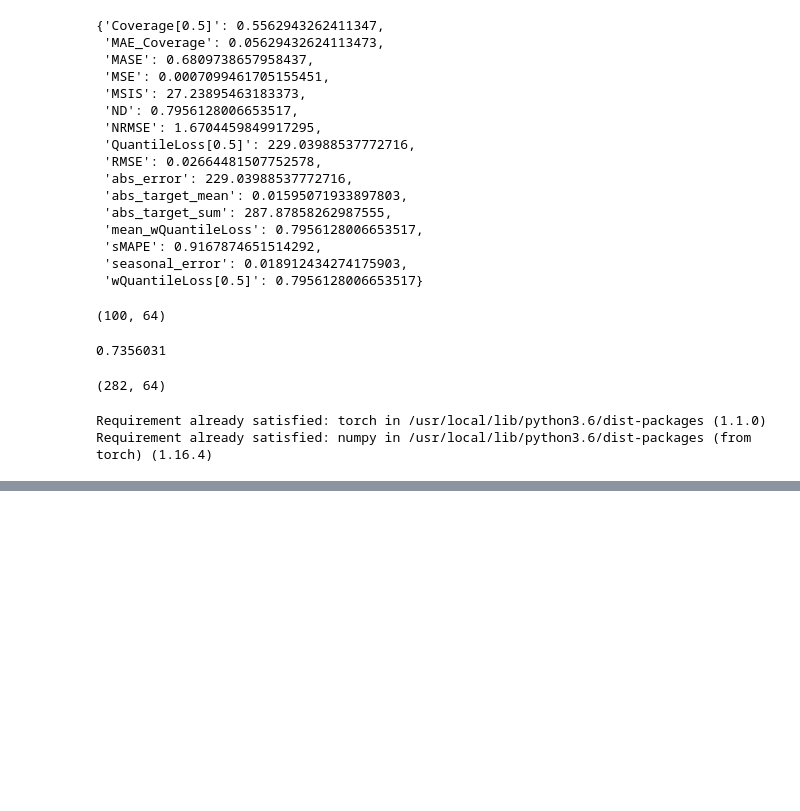
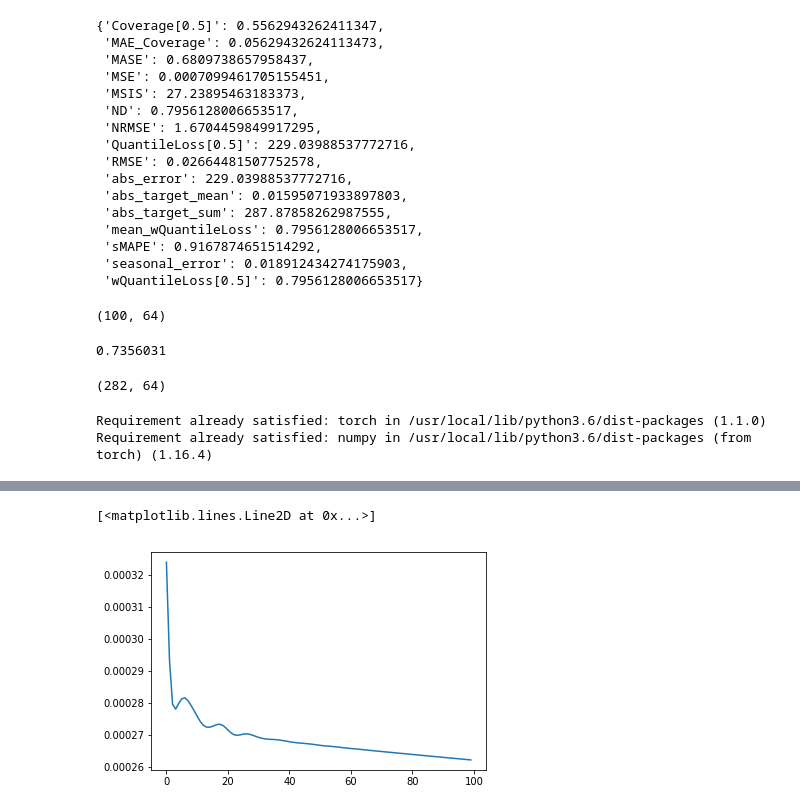
Before and after one commit to emilyj19/TS, a Jupyter notebook: project1.ipynb, the cells around one changed output, grey strips where cells are left out. Saved outputs shown, nothing was run; the diff lists cells and outputs as text; code cells hidden in the pictures; blank space fills up the shorter version.

```diff
--- a/project1.ipynb
+++ b/project1.ipynb
@@ -266,0 +264,6 @@ from torch import nn
+# %%
+X_train = torch.FloatTensor(x_train)
+X_train = X_train.view(179, 282, 64)
+# %%
+Y_train = torch.FloatTensor(y_train)
+Y_train.shape
@@ -271,9 +276,9 @@ from torch import nn
 x_train = training_data[:,:-64]
 y_train = training_data[:, -64:]
 
-batch_size_ = (50, x_train.shape[1])
+batch_size_ = 282
 learning_rate = 0.001
-hidden_units = 32
+hidden_units_ = 32
 
 class LSTM(nn.Module):
 
@@ -285,20 +290,21 @@ class LSTM(nn.Module):
     self.output_size = output_size
     self.num_layers = num_layers
 
-    self.lstm_layer = nn.LSTM(input_size = self.input_size, hidden_size = self.hidden_size, num_layers = self.num_layers)
+    self.lstm = nn.LSTM(input_size = self.input_size, hidden_size = self.hidden_size, num_layers = self.num_layers)
 
-    self._linear = nn.Linear(self.hidden_size, self.output_size)
+    self.linear = nn.Linear(self.hidden_size, self.output_size)
 
   def init_hidden(self):
     return (torch.zeros(self.num_layers, self.batch_size, self.hidden_size),
               torch.zeros(self.num_layers, self.batch_size, self.hidden_size))
 
   def forward(self, input_data):
-    lstm_out, self.hidden = self.lstm(input.view(len(input_data), self.batch_size, -1))
+    lstm_out, self.hidden = self.lstm(input_data.view(len(input_data), self.batch_size, -1))
     y_pred = self.linear(lstm_out[-1].view(self.batch_size, -1))
 
-    return y_pred.view(-1)
+    return y_pred#.view(-1)
 
 
-model = LSTM(x_train.shape, hidden_units, batch_size_, y_train.shape)
+model = LSTM(X_train.shape[2], hidden_units_, batch_size_, y_train.shape[1])
+print(model)
 # %% [output]
@@ -306,6 +315,8 @@ TypeError: ignored
 # %%
 loss_function = torch.nn.MSELoss()
 optimiser = torch.optim.Adam(model.parameters(), lr=learning_rate)
+
+num_epochs = 100
 
 #####################
 # Train model
@@ -318,16 +329,17 @@ for t in range(num_epochs):
 
   model.hidden = model.init_hidden()
 
-  y_pred = model(x_train)
+  y_pred = model(X_train)
 
-  loss = loss_fn(y_pred, y_train)
+  loss = loss_function(y_pred, Y_train)
 
-  if t % 100 == 0:
-        print("Epoch ", t, "MSE: ", loss.item())
-    hist[t] = loss.item()
+  if t % 10 == 0:
+    print("Epoch ", t, "MSE: ", loss.item())
 
-    optimiser.zero_grad()
+  hist[t] = loss.item()
 
-    loss.backward()
+  optimiser.zero_grad()
 
-    optimiser.step()
+  loss.backward()
+
+  optimiser.step()
@@ -333,0 +357,5 @@ for t in range(num_epochs):
+# %%
+plt.plot(hist)
+# %% [output]
+[<matplotlib.lines.Line2D at 0x...>]
+[figure, added]
```
Also changed, not shown: parts of 4 cells of this notebook.
